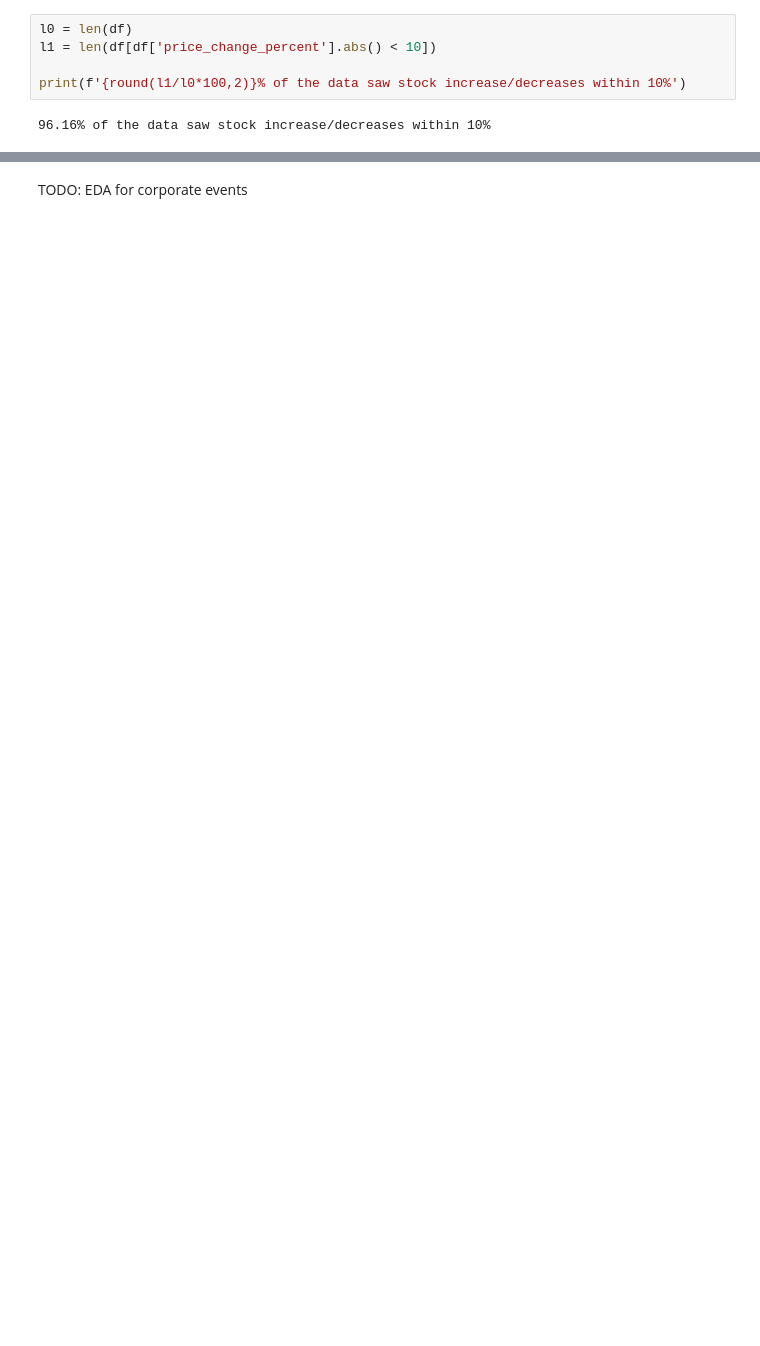
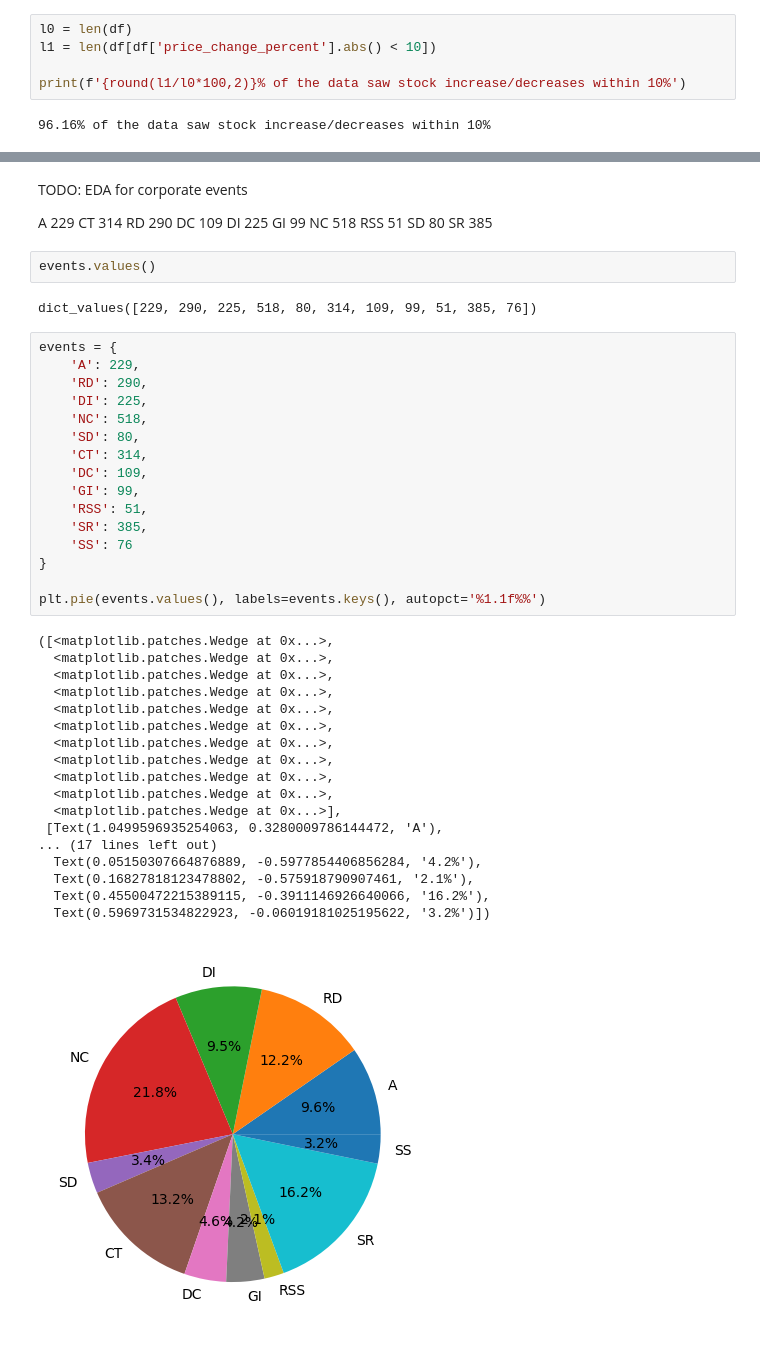
Before and after one commit to philipbasaric/cmpe351, a Jupyter notebook: EDA.ipynb, the cells around one changed output, grey strips where cells are left out. Drawn from its saved outputs; the diff is of its cells as text; blank space fills up the shorter version.

```diff
--- a/EDA.ipynb
+++ b/EDA.ipynb
@@ -132,2 +157,47 @@ print(f'{round(l1/l0*100,2)}% of the data saw stock increase/decreases within 10
 # %% [markdown]
 TODO: EDA for corporate events
+
+A 229 CT 314
+RD 290 DC 109
+DI 225 GI 99
+NC 518 RSS 51
+SD 80 SR 385
+# %%
+events.values()
+# %% [output]
+dict_values([229, 290, 225, 518, 80, 314, 109, 99, 51, 385, 76])
+# %%
+events = {
+    'A': 229,
+    'RD': 290,
+    'DI': 225,
+    'NC': 518,
+    'SD': 80,
+    'CT': 314,
+    'DC': 109,
+    'GI': 99,
+    'RSS': 51,
+    'SR': 385,
+    'SS': 76
+}
+
+plt.pie(events.values(), labels=events.keys(), autopct='%1.1f%%')
+# %% [output]
+([<matplotlib.patches.Wedge at 0x...>,
+  <matplotlib.patches.Wedge at 0x...>,
+  <matplotlib.patches.Wedge at 0x...>,
+  <matplotlib.patches.Wedge at 0x...>,
+  <matplotlib.patches.Wedge at 0x...>,
+  <matplotlib.patches.Wedge at 0x...>,
+  <matplotlib.patches.Wedge at 0x...>,
+  <matplotlib.patches.Wedge at 0x...>,
+  <matplotlib.patches.Wedge at 0x...>,
+  <matplotlib.patches.Wedge at 0x...>,
+  <matplotlib.patches.Wedge at 0x...>],
+ [Text(1.0499596935254063, 0.3280009786144472, 'A'),
+... (17 lines left out)
+  Text(0.05150307664876889, -0.5977854406856284, '4.2%'),
+  Text(0.16827818123478802, -0.575918790907461, '2.1%'),
+  Text(0.45500472215389115, -0.3911146926640066, '16.2%'),
+  Text(0.5969731534822923, -0.06019181025195622, '3.2%')])
+[figure, added]
```
Also changed, not shown: parts of 5 cells of this notebook.
